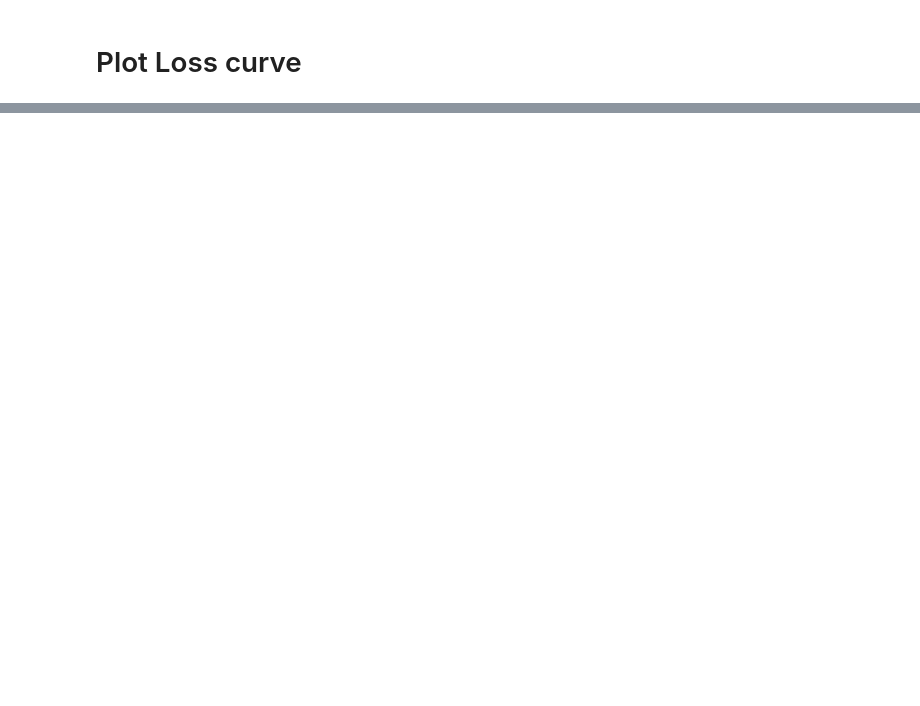
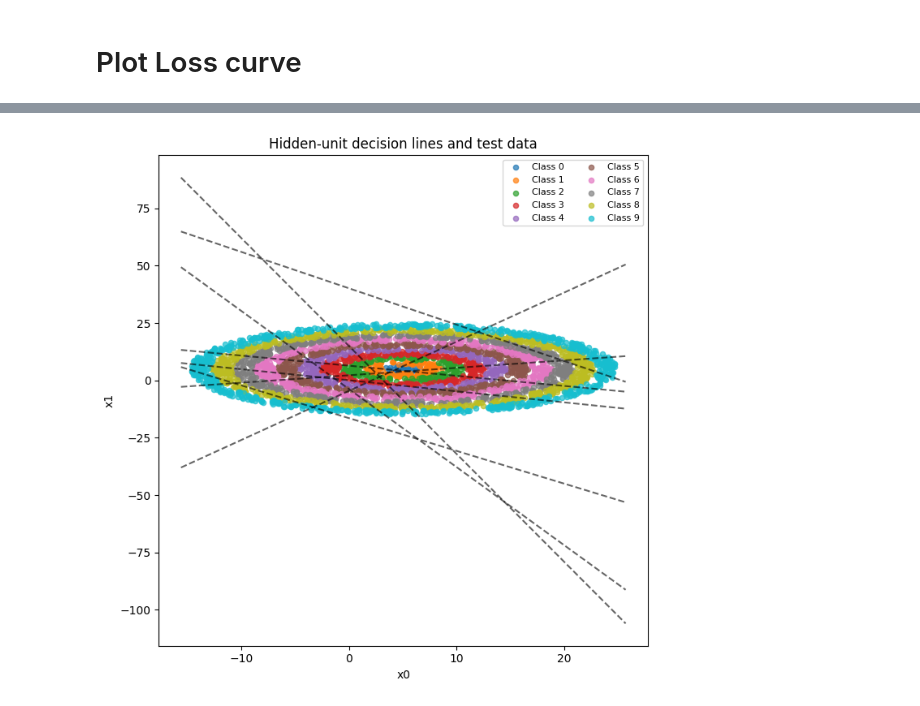
Before and after one commit to subin6092/Computational-neuroscience, a Jupyter notebook: project 2.1.ipynb, the cells around one changed output, grey strips where cells are left out. Saved outputs shown, nothing was run; the diff lists cells and outputs as text; code cells hidden in the pictures; blank space fills up the shorter version.

```diff
--- a/project 2.1.ipynb
+++ b/project 2.1.ipynb
@@ -182,0 +217,33 @@ plt.show()
+# %%
+best_model = models[best_idx]
+
+plt.figure(figsize=(7,7))
+
+# plot test points
+for c in range(numCat):
+    mask = (L_test == c)
+    plt.scatter(X_test[mask, 0], X_test[mask, 1], s=20, label=f"Class {c}", alpha=0.7)
+
+# plot hidden unit decision lines
+x0_vals = np.linspace(X_test[:,0].min()-1, X_test[:,0].max()+1, 200)
+
+for i in range(best_model.W1.shape[0]):
+    w0 = best_model.W1[i, 0]
+    w1 = best_model.W1[i, 1]
+    b = best_model.b1[0, i]
+
+    if abs(w1) > 1e-12:
+        x1_vals = -(w0 * x0_vals + b) / w1
+        plt.plot(x0_vals, x1_vals, 'k--', alpha=0.6)
+    else:
+        x_vertical = -b / w0
+        plt.axvline(x_vertical, linestyle='--', color='k', alpha=0.6)
+
+plt.xlabel('x0')
+plt.ylabel('x1')
+plt.title('Hidden-unit decision lines and test data')
+plt.legend(ncol=2, fontsize=8)
+plt.tight_layout()
+plt.show()
+# %% [output]
+[figure, added]
```
Also changed, not shown: parts of 5 cells of this notebook.
